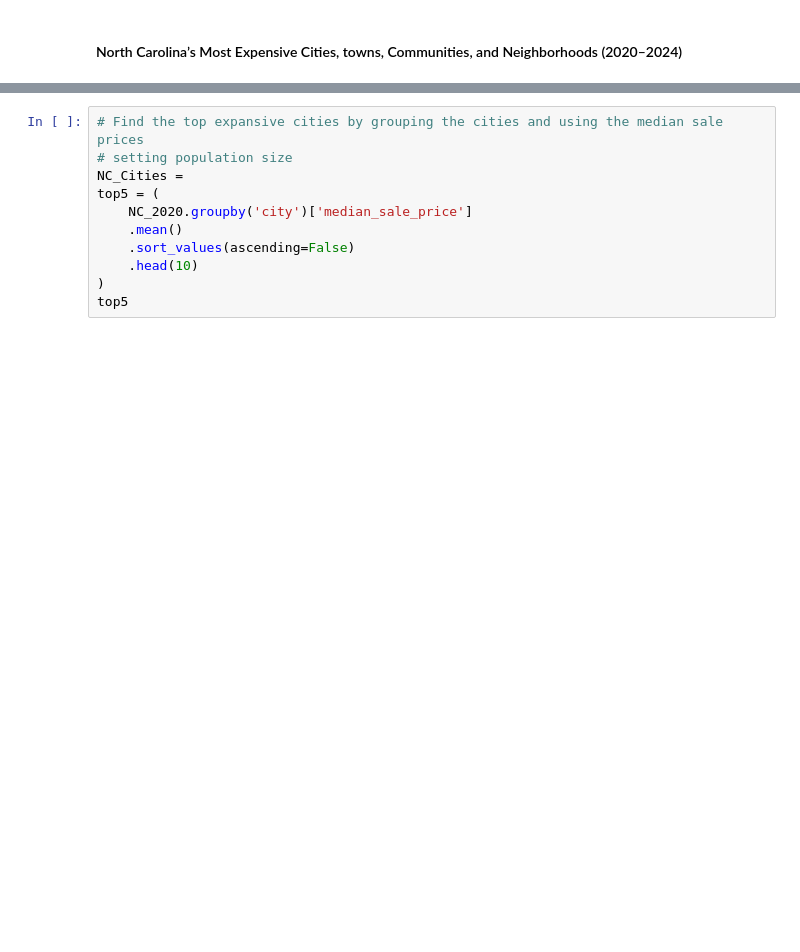
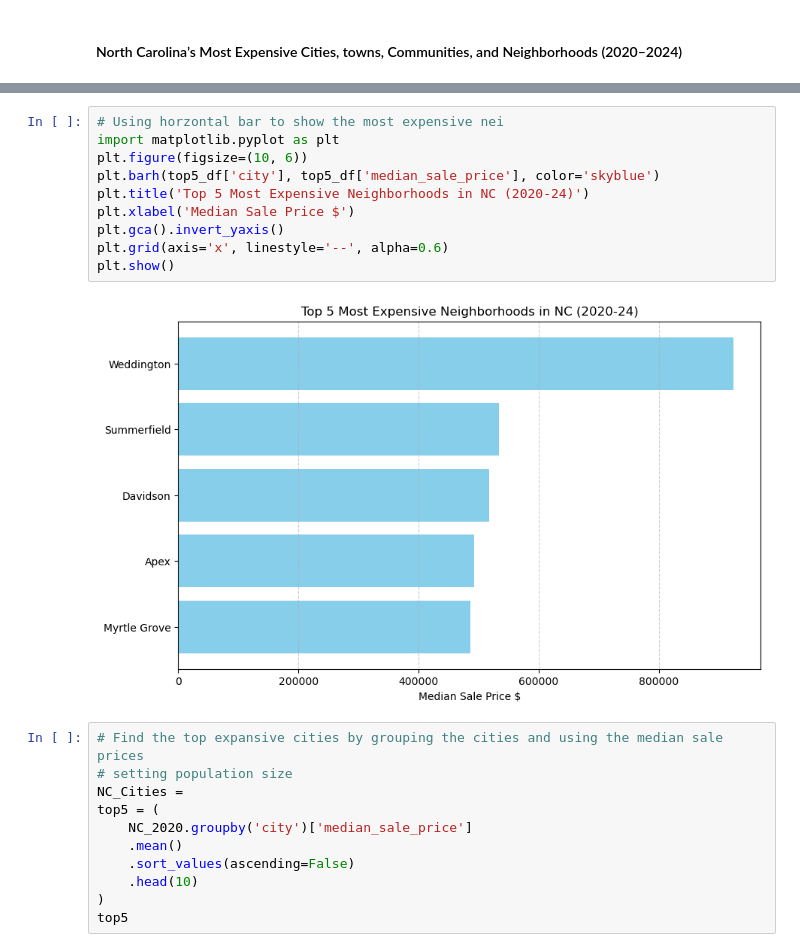
Before and after one commit to atnafb/NC_housing_market, a Jupyter notebook: NC_housing_data.ipynb, the cells around one changed output, grey strips where cells are left out. Drawn from its saved outputs; the diff is of its cells as text; blank space fills up the shorter version.

Commit message:
horizontal bar to show the most expensive neighborhoods

```diff
--- a/NC_housing_data.ipynb
+++ b/NC_housing_data.ipynb
@@ -119,3 +115,15 @@ top5_df
+# %%
+# Using horzontal bar to show the most expensive nei
+import matplotlib.pyplot as plt
+plt.figure(figsize=(10, 6))
+plt.barh(top5_df['city'], top5_df['median_sale_price'], color='skyblue')
+plt.title('Top 5 Most Expensive Neighborhoods in NC (2020-24)')
+plt.xlabel('Median Sale Price $')
+plt.gca().invert_yaxis()
+plt.grid(axis='x', linestyle='--', alpha=0.6)
+plt.show()
+# %% [output]
+[figure, added]
 # %%
 # Find the top expansive cities by grouping the cities and using the median sale prices
 # setting population size
```
Also changed, not shown: parts of 2 cells of this notebook.
